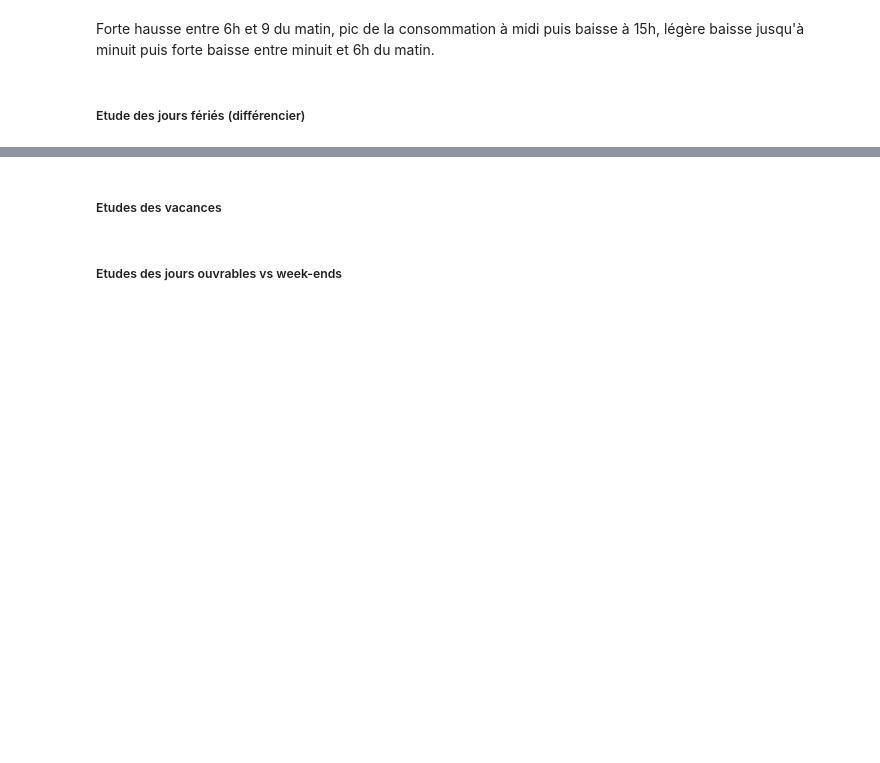
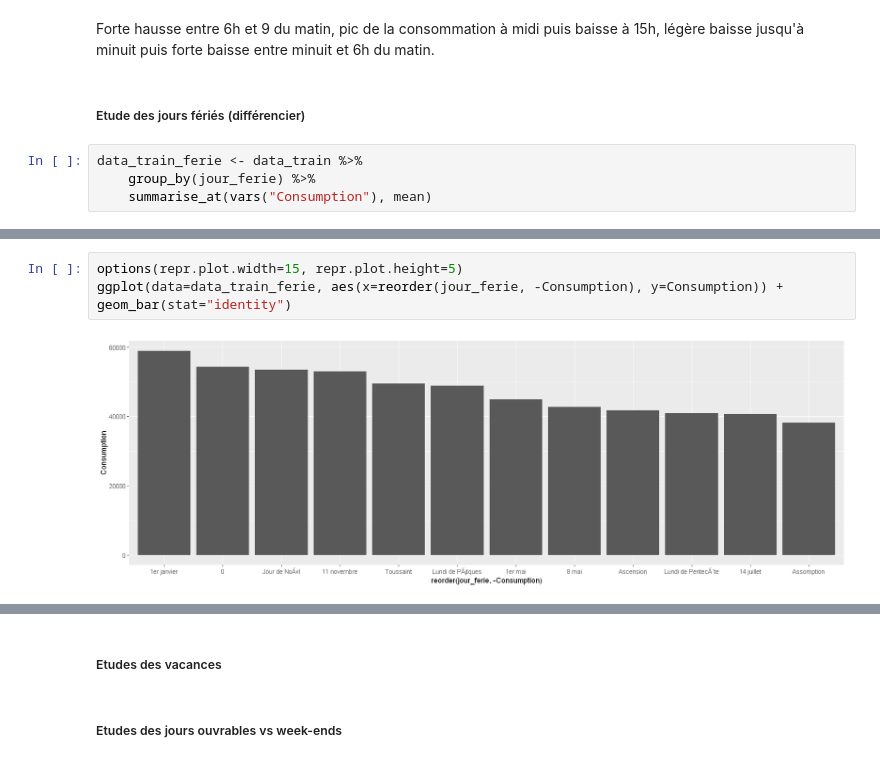
Before and after one commit to PaulineMendras/Seminaire-Modelisation-Stat, a Jupyter notebook: Notebook.ipynb, the cells around one changed output, grey strips where cells are left out. Saved outputs shown, nothing was run; the diff lists cells and outputs as text; blank space fills up the shorter version.

Commit message:
desc-jour-ferie

```diff
--- a/Notebook.ipynb
+++ b/Notebook.ipynb
@@ -475,3 +475,7 @@ ggplot(data=data_train_time_type, aes(x=Time, y=Consumption)) + geom_bar(stat="i
 Forte hausse entre 6h et 9 du matin, pic de la consommation à midi puis baisse à 15h, légère baisse jusqu'à minuit puis forte baisse entre minuit et 6h du matin.
 # %% [markdown]
 ##### Etude des jours fériés (différencier)
+# %%
+data_train_ferie <- data_train %>%
+    group_by(jour_ferie) %>%
+    summarise_at(vars("Consumption"), mean)
@@ -477,0 +498,5 @@ Forte hausse entre 6h et 9 du matin, pic de la consommation à midi puis baisse
+# %%
+options(repr.plot.width=15, repr.plot.height=5)
+ggplot(data=data_train_ferie, aes(x=reorder(jour_ferie, -Consumption), y=Consumption)) + geom_bar(stat="identity")
+# %% [output]
+[figure, added]
```
Also changed, not shown: parts of 5 cells of this notebook.
